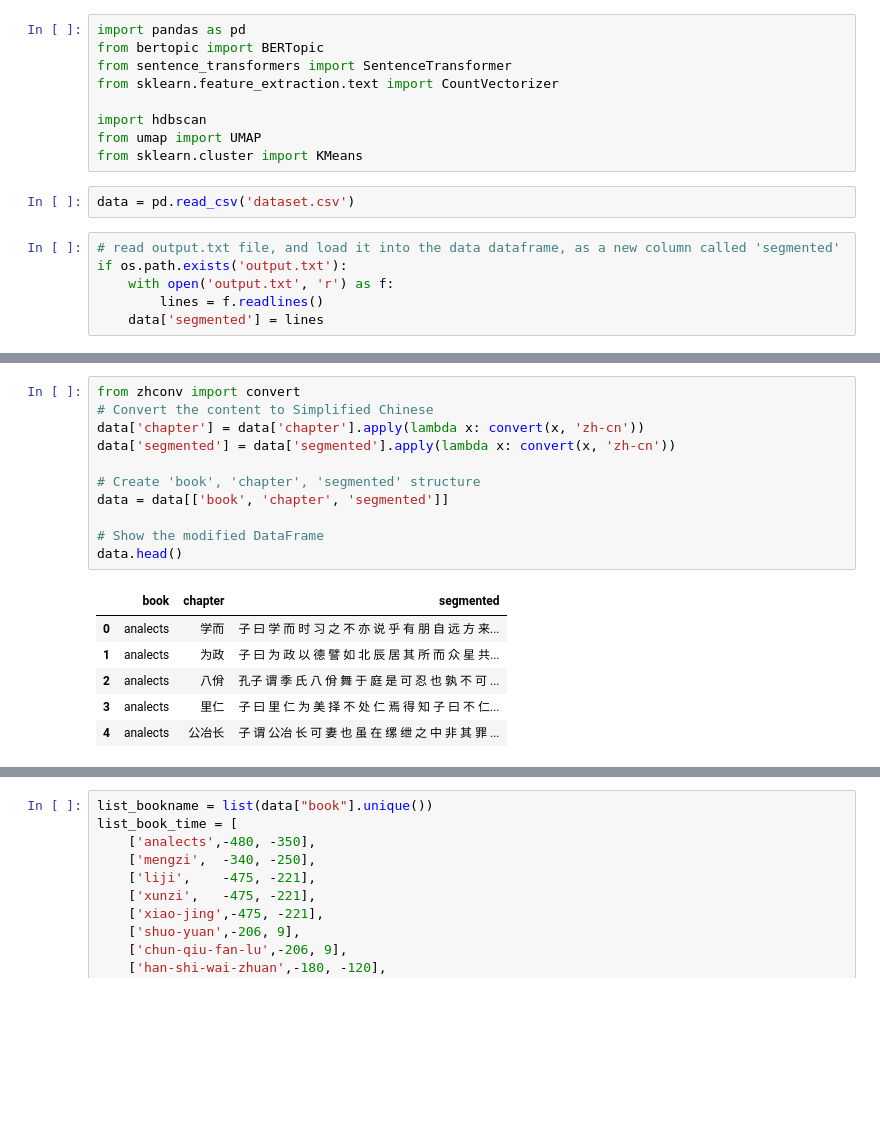
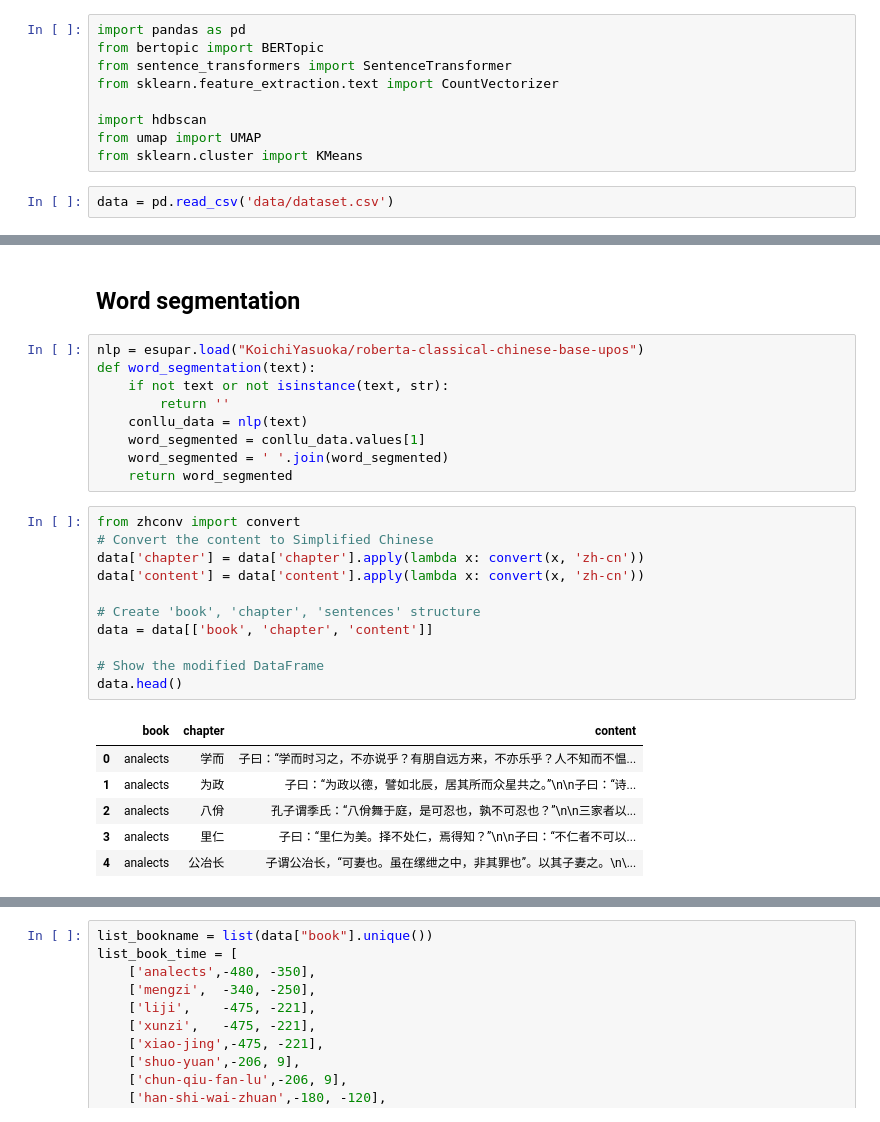
Before and after one commit to WayerLiu/DH-412-History, a Jupyter notebook: bertopic_new.ipynb, the cells around one changed output, grey strips where cells are left out. Cells and saved outputs as stored; diff of their text form; blank space fills up the shorter version.

```diff
--- a/bertopic_new.ipynb
+++ b/bertopic_new.ipynb
@@ -26,13 +26,7 @@ import hdbscan
 from umap import UMAP
 from sklearn.cluster import KMeans
 # %%
-data = pd.read_csv('dataset.csv')
+data = pd.read_csv('data/dataset.csv')
-# %%
-# read output.txt file, and load it into the data dataframe, as a new column called 'segmented'
-if os.path.exists('output.txt'):
-    with open('output.txt', 'r') as f:
-        lines = f.readlines()
-    data['segmented'] = lines
 # %%
 data.head()
 # %% [output]
@@ -45,18 +39,29 @@ data.head()
+# %% [markdown]
+## Word segmentation
+# %%
+nlp = esupar.load("KoichiYasuoka/roberta-classical-chinese-base-upos")
+def word_segmentation(text):
+    if not text or not isinstance(text, str):
+        return ''
+    conllu_data = nlp(text)
+    word_segmented = conllu_data.values[1]
+    word_segmented = ' '.join(word_segmented)
+    return word_segmented
 # %%
 from zhconv import convert
 # Convert the content to Simplified Chinese
 data['chapter'] = data['chapter'].apply(lambda x: convert(x, 'zh-cn'))
-data['segmented'] = data['segmented'].apply(lambda x: convert(x, 'zh-cn'))
+data['content'] = data['content'].apply(lambda x: convert(x, 'zh-cn'))
 
-# Create 'book', 'chapter', 'segmented' structure
-data = data[['book', 'chapter', 'segmented']]
+# Create 'book', 'chapter', 'sentences' structure
+data = data[['book', 'chapter', 'content']]
 
 # Show the modified DataFrame
 data.head()
 # %% [output]
-|  | book | chapter | segmented |
-| 0 | analects | 学而 | 子 曰 学 而 时 习 之 不 亦 说 乎 有 朋 自 远 方 来... |
-| 1 | analects | 为政 | 子 曰 为 政 以 德 譬 如 北 辰 居 其 所 而 众 星 共... |
-| 2 | analects | 八佾 | 孔子 谓 季 氏 八 佾 舞 于 庭 是 可 忍 也 孰 不 可 ... |
-| 3 | analects | 里仁 | 子 曰 里 仁 为 美 择 不 处 仁 焉 得 知 子 曰 不 仁... |
-| 4 | analects | 公冶长 | 子 谓 公冶 长 可 妻 也 虽 在 缧 绁 之 中 非 其 罪 ... |
+|  | book | chapter | content |
+| 0 | analects | 学而 | 子曰：“学而时习之，不亦说乎？有朋自远方来，不亦乐乎？人不知而不愠... |
+| 1 | analects | 为政 | 子曰：“为政以德，譬如北辰，居其所而众星共之。”\n\n子曰：“诗... |
+| 2 | analects | 八佾 | 孔子谓季氏：“八佾舞于庭，是可忍也，孰不可忍也？”\n\n三家者以... |
+| 3 | analects | 里仁 | 子曰：“里仁为美。择不处仁，焉得知？”\n\n子曰：“不仁者不可以... |
+| 4 | analects | 公冶长 | 子谓公冶长，“可妻也。虽在缧绁之中，非其罪也”。以其子妻之。\n\... |
```
Also changed, not shown: parts of 15 cells of this notebook, 5 other files.
